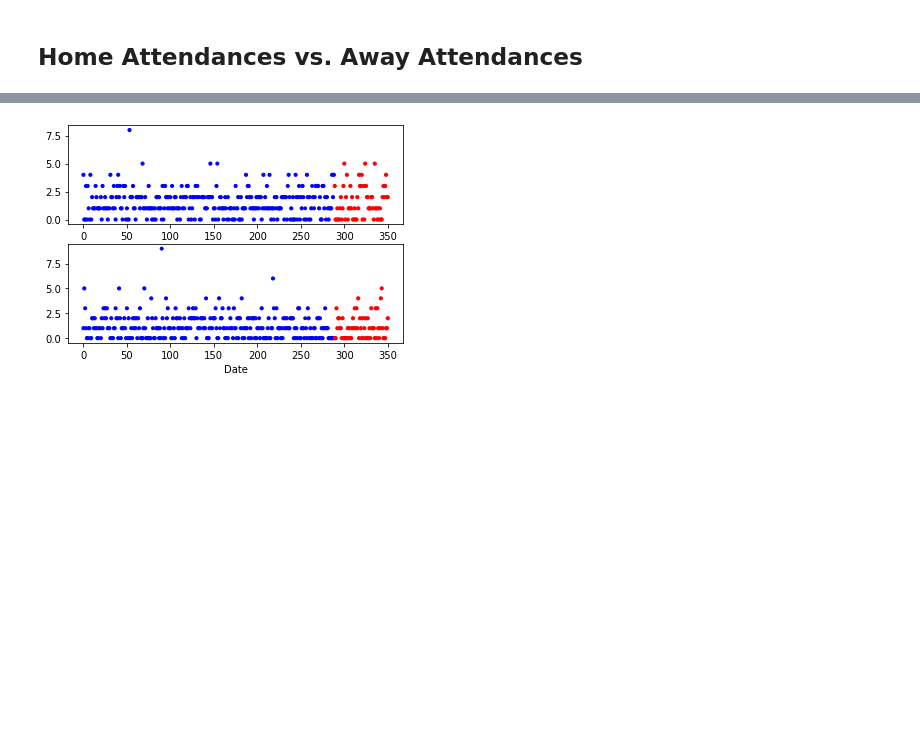
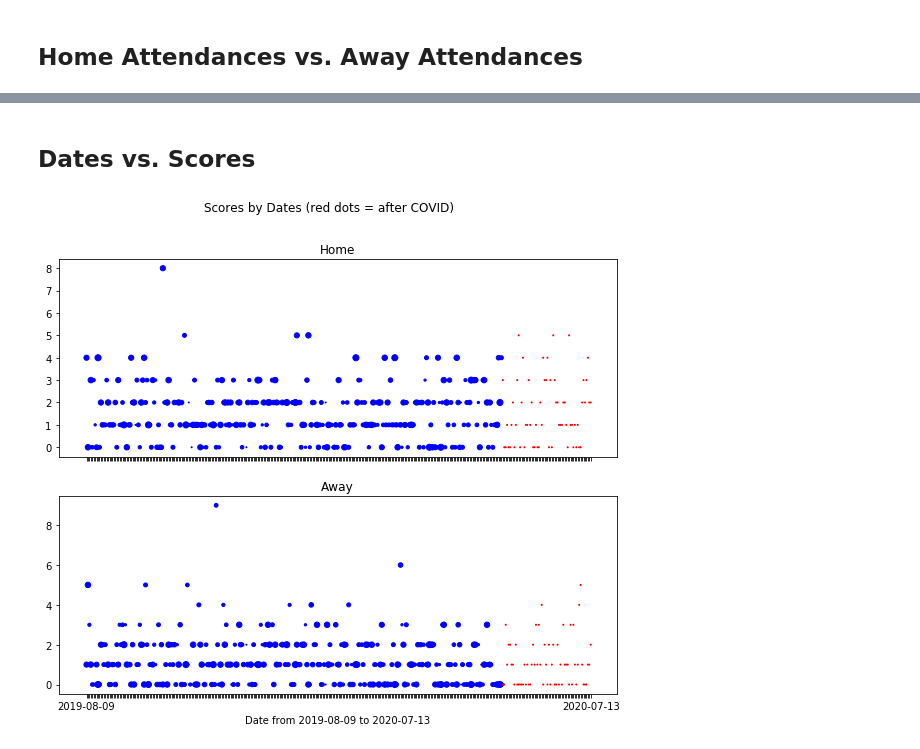
Before and after one commit to georgealym/project-one, a Jupyter notebook: py_codes/EPL_analysis.ipynb, the cells around one changed output, grey strips where cells are left out. Drawn from its saved outputs; the diff is of its cells as text; code cells hidden in the pictures; blank space fills up the shorter version.

```diff
--- a/py_codes/EPL_analysis.ipynb
+++ b/py_codes/EPL_analysis.ipynb
@@ -7,9 +7,9 @@ import pandas as pd
 import matplotlib.pyplot as plt
 # %%
 # The file path toward the EPL data (scores, attendances, weather)
-epl_path = "../Resources/EPL_teams/"
-data_file = os.path.join(epl_path, "EPL_scores_attendances.csv")
-stadium_file = os.path.join("../Resources/", "England_stadiums.csv")
+epl_path = "../final-resources/EPL/"
+data_file = os.path.join(epl_path, "EPL_scores_att_weather.csv")
+#stadium_file = os.path.join("../Resources/", "England_stadiums.csv")
 # %%
 epl_all_data_df = pd.read_csv(data_file)
 epl_all_data_df.head()
@@ -27,0 +25,2 @@ array([ 0,  1,  2,  3,  4,  5,  6,  7,  8,  9, 10, 11, 12, 13, 14, 15, 16,
+# %%
+epl_all_data_df = epl_all_data_df.drop(columns=["Unnamed: 0"]).fillna(0)
@@ -27,0 +48,9 @@ array([ 0,  1,  2,  3,  4,  5,  6,  7,  8,  9, 10, 11, 12, 13, 14, 15, 16,
+# %%
+# The total number of matches of EPL in this season
+total = len(epl_all_data_df['Date'])
+
+# The number of matches after COVID-19
+after = len(epl_all_data_df.loc[epl_all_data_df["Date"]>"2020-04-01"])
+
+print(f"The number of matches of EPL until {epl_all_data_df['Date'].at[total -1]} is {total}")
+print(f"The number of matches of EPL after COVID-19 is {after}")
@@ -121,35 +179,35 @@ stadium_df = pd.read_csv(stadium_file)
+# %% [markdown]
+## Dates vs. Scores
 # %%
-
-# line graph
-
 ## Date and score
-cols = ["Date", "HomeTeam", "HomeTeam ID", "HomeScore", "AwayScore", "Attendance"]
-date_score_df = epl_all_data_df[cols].rename(columns={"HomeTeam ID":"Team ID"})
-cap_df = stadium_df[["Team ID", "Cap."]]
-epl_date = pd.merge(date_score_df, cap_df, how="left", on="Team ID")
-epl_date = epl_date.fillna(0)
+cols = ["Date", "HomeScore", "AwayScore", "Attendance"]
+date_score_df = epl_all_data_df[cols]
 
 # Scatter plot with different size
-#xval = np.arange(len(epl_date["Date"]))
-yval1 = epl_date["HomeScore"]
-yval2 = epl_date["AwayScore"]
-scalar = epl_date["Attendance"].div(epl_date["Cap."])
+xval = np.arange(total)
+xticks = ["2019-08-09"]+[' ']*(total-2)+["2020-07-13"]
+#xval = date_score_df["Date"]
+yval1 = date_score_df["HomeScore"]
+yval2 = date_score_df["AwayScore"]
+scalar = date_score_df["Attendance"]/2000
 scalar = scalar.replace(0,1)
 
-# count
-total = len(epl_date["Date"])
-after = len(epl_date.loc[epl_date["Date"] > "2020-04-01"] )
+
+# Set the color of the dots before covid as blue
+# and the dots after covid as red
 color = ["b"]*(total-after) + ["r"]*after
 
-fig, (ax1,ax2) = plt.subplots(2)
-ax1.scatter(xval, yval1, s=scalar*10, c=color, label="Home")
-ax2.scatter(xval, yval2, s=scalar*10, c=color, label="Away")
-ax2.set_xlabel("Date")
-#ax.set_title("Attendance vs. Score")
-
+fig, (ax1,ax2) = plt.subplots(2, sharex=True, figsize=(10,8))
+ax1.scatter(xval, yval1, s=scalar, c=color)
+ax1.set_xticks(xval)
+ax1.set_xticklabels(xticks)
+ax1.set_title("Home")
+ax2.scatter(xval, yval2, s=scalar, c=color)
+ax2.set_xticks(xval)
+ax2.set_xticklabels(xticks)
+ax2.set_title("Away")
+ax2.set_xlabel("Date from 2019-08-09 to 2020-07-13")
+fig.suptitle("Scores by Dates (red dots = after COVID)")
 plt.show()
-
-
-## Date and attend
 # %% [output]
-[figure, old version]
+[figure, new version]
```
Also changed, not shown: parts of 21 cells of this notebook.
